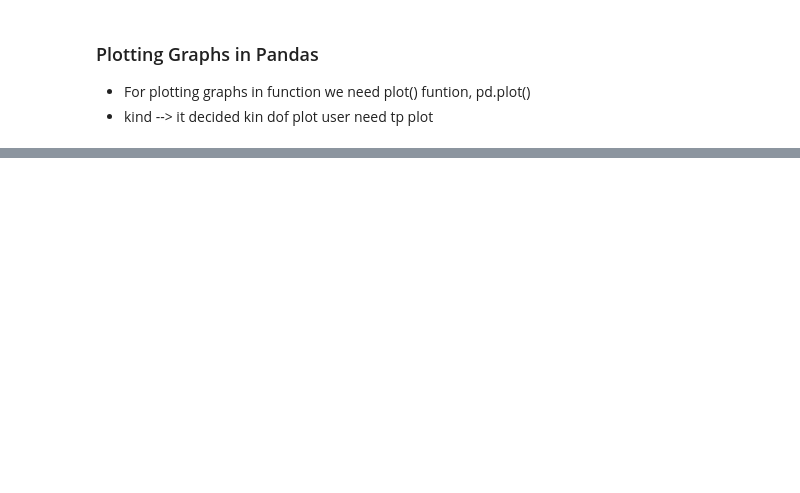
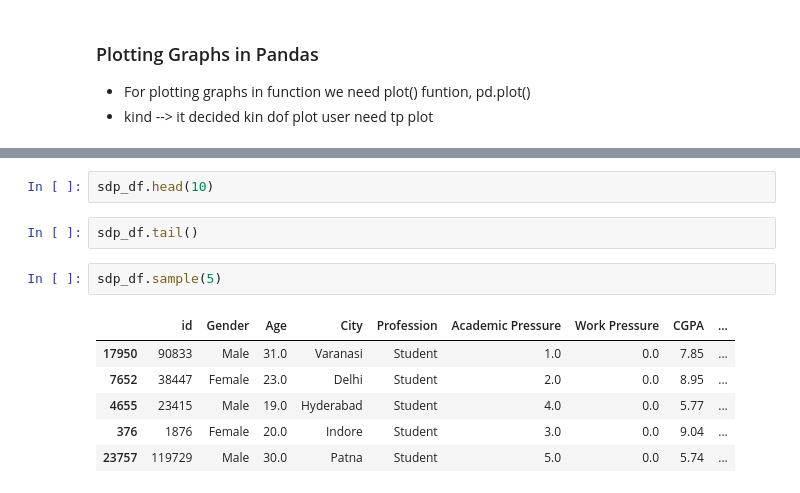
Before and after one commit to sarkar-ai-26/GenAi, a Jupyter notebook: GenAI_Learning/MachineLearning/PreRequisite/Pandas/PandasLearning_Series.ipynb, the cells around one changed output, grey strips where cells are left out. Drawn from its saved outputs; the diff is of its cells as text; blank space fills up the shorter version.

```diff
--- a/GenAI_Learning/MachineLearning/PreRequisite/Pandas/PandasLearning_Series.ipynb
+++ b/GenAI_Learning/MachineLearning/PreRequisite/Pandas/PandasLearning_Series.ipynb
@@ -611,0 +484,13 @@ twocoldata.sort_values(ascending=False).sample(15).plot(kind="pie")
+# %%
+sdp_df.head(10)
+# %%
+sdp_df.tail()
+# %%
+sdp_df.sample(5)
+# %% [output]
+|  | id | Gender | Age | City | Profession | Academic Pressure | Work Pressure | CGPA | ... |
+| 17950 | 90833 | Male | 31.0 | Varanasi | Student | 1.0 | 0.0 | 7.85 | ... |
+| 7652 | 38447 | Female | 23.0 | Delhi | Student | 2.0 | 0.0 | 8.95 | ... |
+| 4655 | 23415 | Male | 19.0 | Hyderabad | Student | 4.0 | 0.0 | 5.77 | ... |
+| 376 | 1876 | Female | 20.0 | Indore | Student | 3.0 | 0.0 | 9.04 | ... |
+| 23757 | 119729 | Male | 30.0 | Patna | Student | 5.0 | 0.0 | 5.74 | ... |
```
Also changed, not shown: parts of 70 cells of this notebook, 1 other file.
